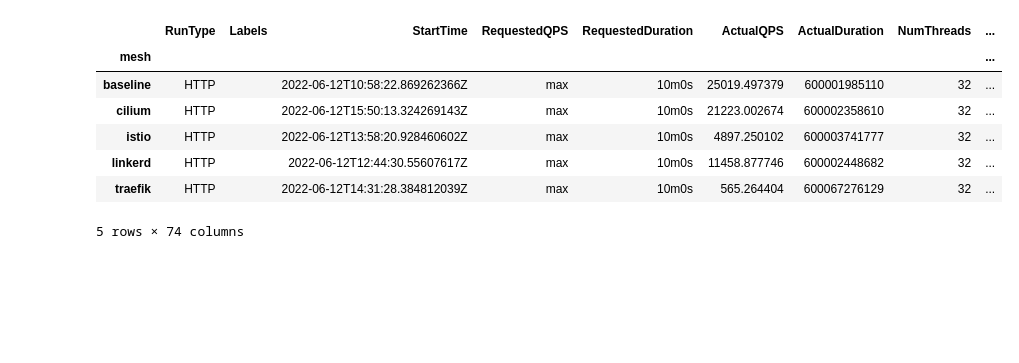
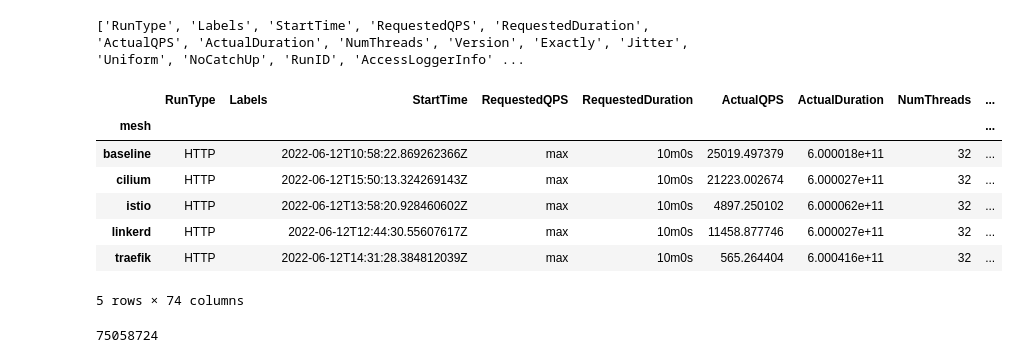
Before and after one commit to RichardBieringa/mesh-bench, a Jupyter notebook: viz/01_http_max_throughput.ipynb, the cells around one changed output. Saved outputs shown, nothing was run; the diff lists cells and outputs as text; code cells hidden in the pictures; blank space fills up the shorter version.

```diff
--- a/viz/01_http_max_throughput.ipynb
+++ b/viz/01_http_max_throughput.ipynb
@@ -17,0 +15,9 @@ PosixPath('/Users/richardbieringa/Projects/mesh-bench/viz')
+# %%
+experiment = "01_http_max_throughput"
+
+# Root of the project
+project_dir = pathlib.Path().resolve().parent
+
+# Directory containing experiment results
+results_dir = (pathlib.Path(project_dir) / "results" / experiment).resolve()
+results_dir
@@ -55,4 +92,0 @@ Parsing experiment: 01_http_max_throughput -> 25
-# %%
-
-df = pd.concat(experiments["01_http_max_throughput"])
-df
@@ -78,44 +93,77 @@ df
+# %%
+""""
+Filtering of the data by only including the fields that are used in the analysis.
+"""
+
+# TODO: Does it really matter?
+print(list(df.columns))
+# %% [output]
+['RunType', 'Labels', 'StartTime', 'RequestedQPS', 'RequestedDuration', 'ActualQPS', 'ActualDuration', 'NumThreads', 'Version', 'Exactly', 'Jitter', 'Uniform', 'NoCatchUp', 'RunID', 'AccessLoggerInfo' ...
 # %%
+"""
+Aggregate the data from observations sharing the configuration.
+The seperate measurements were taken to ensure that data was consistent across multiple observations.
+
+In this step we merge the data by providing aggregator functions per variable.
+"""
+
 # Construct aggregator functions (default to take first)
 aggregator = {}
 for key in df.columns:
     aggregator[key] = "first"
 
 
 # Overwrite aggregators
 overwrite = {
+    "ActualDuration": "mean",
     "ActualQPS": "mean",
     "repetition": "count",
-    "DurationHistogram.Count": "mean",
+    "DurationHistogram.Count": "sum",
     "DurationHistogram.Min": "mean",
     "DurationHistogram.Max": "mean",
     "DurationHistogram.Sum": "mean",
     "DurationHistogram.Avg": "mean",
     "DurationHistogram.StdDev": "mean",
     "DurationHistogram.Data": "sum",
-    # "DurationHistogram.Percentiles": "mean",
-    "ErrorsDurationHistogram.Count": "mean",
+    "ErrorsDurationHistogram.Count": "sum",
     "ErrorsDurationHistogram.Min": "mean",
     "ErrorsDurationHistogram.Max": "mean",
     "ErrorsDurationHistogram.Sum": "mean",
     "ErrorsDurationHistogram.Avg": "mean",
     "ErrorsDurationHistogram.StdDev": "mean",
     "ErrorsDurationHistogram.Data": "sum",
-    # "ErrorsDurationHistogram.Percentiles": "mean"
 }
 
 for key, value in overwrite.items():
     aggregator[key] = value
 
-
-df = df.groupby("mesh").aggregate(aggregator)
-df
+# Merge the fields based on the mesh configuration and apply the aggregator
+# functions to aggregate the variables of each observation
+aggregated_df = df.groupby("mesh").aggregate(aggregator)
+aggregated_df
 # %% [output]
 |  | RunType | Labels | StartTime | RequestedQPS | RequestedDuration | ActualQPS | ActualDuration | NumThreads | ... |
 | mesh |  |  |  |  |  |  |  |  | ... |
-| baseline | HTTP |  | 2022-06-12T10:58:22.869262366Z | max | 10m0s | 25019.497379 | 600001985110 | 32 | ... |
-| cilium | HTTP |  | 2022-06-12T15:50:13.324269143Z | max | 10m0s | 21223.002674 | 600002358610 | 32 | ... |
-| istio | HTTP |  | 2022-06-12T13:58:20.928460602Z | max | 10m0s | 4897.250102 | 600003741777 | 32 | ... |
-| linkerd | HTTP |  | 2022-06-12T12:44:30.55607617Z | max | 10m0s | 11458.877746 | 600002448682 | 32 | ... |
-| traefik | HTTP |  | 2022-06-12T14:31:28.384812039Z | max | 10m0s | 565.264404 | 600067276129 | 32 | ... |
+| baseline | HTTP |  | 2022-06-12T10:58:22.869262366Z | max | 10m0s | 25019.497379 | 6.000018e+11 | 32 | ... |
+| cilium | HTTP |  | 2022-06-12T15:50:13.324269143Z | max | 10m0s | 21223.002674 | 6.000027e+11 | 32 | ... |
+| istio | HTTP |  | 2022-06-12T13:58:20.928460602Z | max | 10m0s | 4897.250102 | 6.000062e+11 | 32 | ... |
+| linkerd | HTTP |  | 2022-06-12T12:44:30.55607617Z | max | 10m0s | 11458.877746 | 6.000027e+11 | 32 | ... |
+| traefik | HTTP |  | 2022-06-12T14:31:28.384812039Z | max | 10m0s | 565.264404 | 6.000416e+11 | 32 | ... |
 5 rows × 74 columns
+# %%
+# Numpy random generator to generate random numbers from
+# Certain distributions
+rng = np.random.default_rng()
+
+
+t = aggregated_df[aggregated_df["mesh"] == "baseline"]
+d = t["DurationHistogram.Data"][0]
+
+samples = []
+for obs in d:
+    samples.append(rng.uniform(low = obs["Start"], high = obs["End"], size = obs["Count"]))
+
+n = np.concatenate(samples)
+n.size
+# %% [output]
+75058724
```
Also changed, not shown: parts of 13 cells of this notebook, 2 other files.
